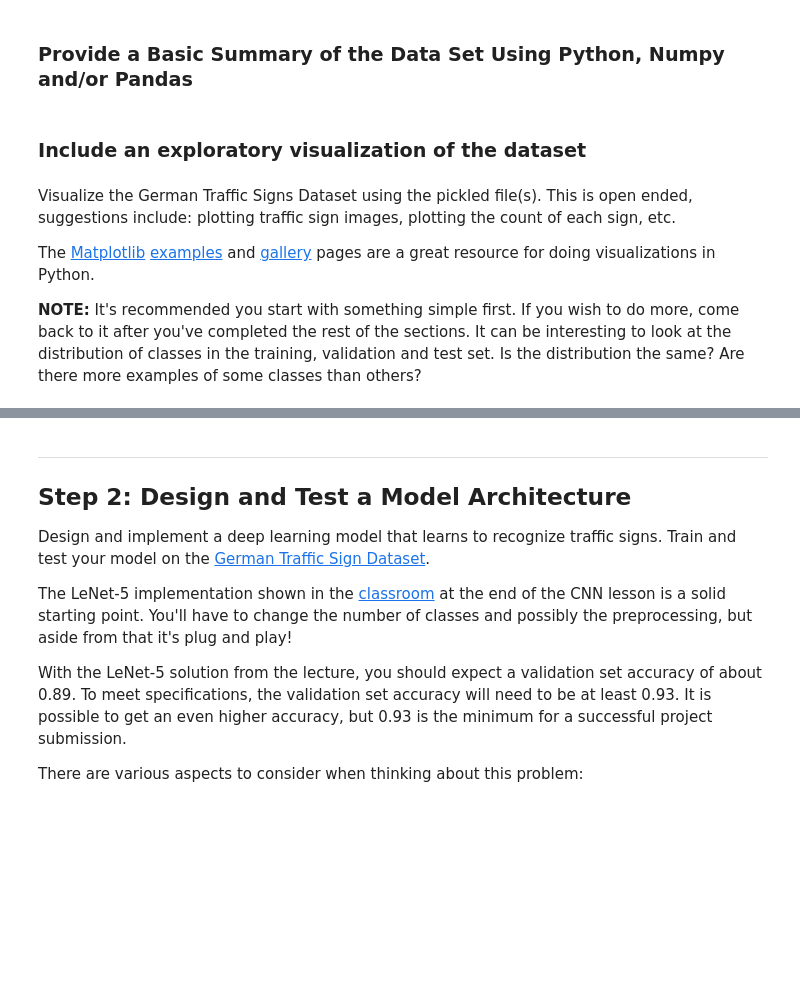
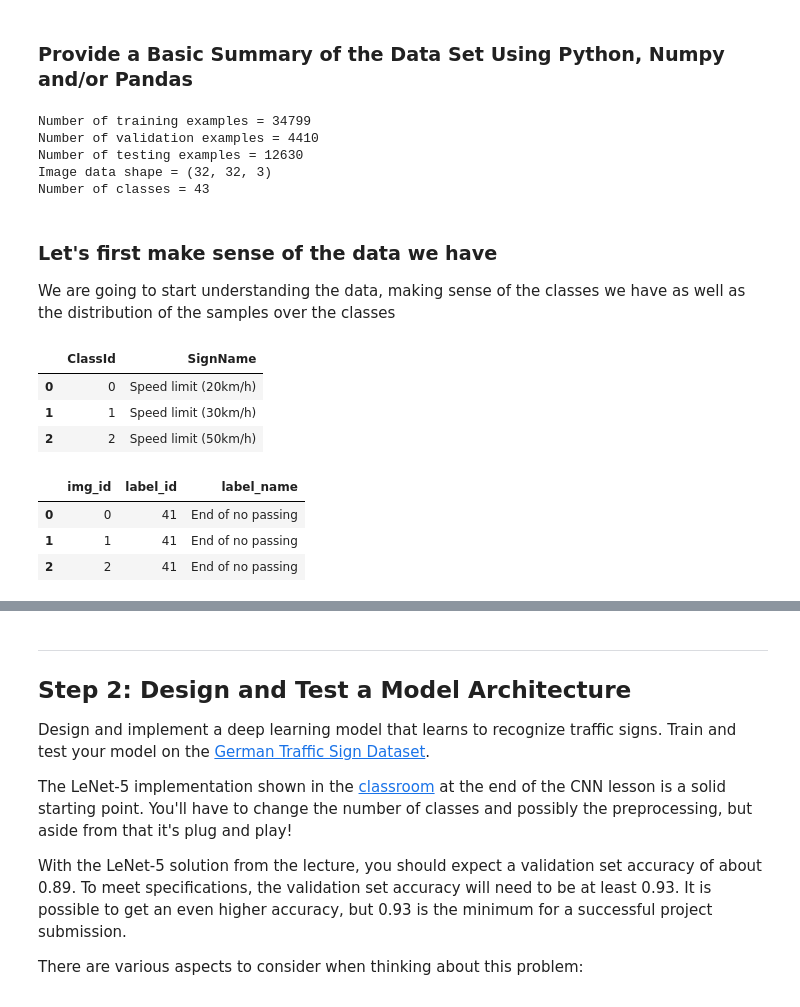
Before and after one commit to bajcmartinez/CarND-Traffic-Sign-Classifier-Project, a Jupyter notebook: Traffic_Sign_Classifier.ipynb, the cells around one changed output, grey strips where cells are left out. Saved outputs shown, nothing was run; the diff lists cells and outputs as text; code cells hidden in the pictures; blank space fills up the shorter version.

Commit message:
feat(classifier): start building the model

```diff
--- a/Traffic_Sign_Classifier.ipynb
+++ b/Traffic_Sign_Classifier.ipynb
@@ -25,9 +15,9 @@ import pickle
 
 # TODO: Fill this in based on where you saved the training and testing data
 
-training_file = ?
-validation_file=?
-testing_file = ?
+training_file = "traffic-signs-data/train.p"
+validation_file = "traffic-signs-data/valid.p"
+testing_file = "traffic-signs-data/test.p"
 
 with open(training_file, mode='rb') as f:
     train = pickle.load(f)
@@ -59,29 +61,28 @@ Complete the basic data summary below. Use python, numpy and/or pandas methods t
 ### Use python, pandas or numpy methods rather than hard coding the results
 
 # TODO: Number of training examples
-n_train = ?
+n_train = len(X_train)
 
 # TODO: Number of validation examples
-n_validation = ?
+n_validation = len(X_valid)
 
 # TODO: Number of testing examples.
-n_test = ?
+n_test = len(X_test)
 
 # TODO: What's the shape of an traffic sign image?
-image_shape = ?
+image_shape = X_train[0].shape
 
 # TODO: How many unique classes/labels there are in the dataset.
-n_classes = ?
+n_classes = len(np.unique(y_train))
 
 print("Number of training examples =", n_train)
+print("Number of validation examples =", n_validation)
 print("Number of testing examples =", n_test)
 print("Image data shape =", image_shape)
 print("Number of classes =", n_classes)
+# %% [output]
+Number of training examples = 34799
+Number of validation examples = 4410
+Number of testing examples = 12630
+Image data shape = (32, 32, 3)
+Number of classes = 43
-# %% [markdown]
-### Include an exploratory visualization of the dataset
-# %% [markdown]
-Visualize the German Traffic Signs Dataset using the pickled file(s). This is open ended, suggestions include: plotting traffic sign images, plotting the count of each sign, etc.
-
-The [Matplotlib](http://matplotlib.org/) [examples](http://matplotlib.org/examples/index.html) and [gallery](http://matplotlib.org/gallery.html) pages are a great resource for doing visualizations in Python.
-
-**NOTE:** It's recommended you start with something simple first. If you wish to do more, come back to it after you've completed the rest of the sections. It can be interesting to look at the distribution of classes in the training, validation and test set. Is the distribution the same? Are there more examples of some classes than others?
@@ -93,0 +89,36 @@ import matplotlib.pyplot as plt
+# %% [markdown]
+### Let's first make sense of the data we have
+
+We are going to start understanding the data, making sense of the classes we have as well as the distribution of
+the samples over the classes
+# %%
+# Load the sign labels
+sign_names = pd.read_csv("signnames.csv")
+sign_names.set_index("ClassId")
+
+sign_names.head(n=3)
+# %% [output]
+|  | ClassId | SignName |
+| 0 | 0 | Speed limit (20km/h) |
+| 1 | 1 | Speed limit (30km/h) |
+| 2 | 2 | Speed limit (50km/h) |
+# %%
+def group_samples_by_label(lbs_ids, lbs_names):
+    """
+    Group the sample by class name
+    """
+    arr_map = []
+    for i in range(0, lbs_ids.shape[0]):
+        label_id = lbs_ids[i]
+        label_name = lbs_names[lbs_names["ClassId"] == label_id]["SignName"].values[0]
+        arr_map.append({"img_id": i, "label_id": label_id, "label_name": label_name})
+
+    return pd.DataFrame(arr_map)
+
+X_train_labels = group_samples_by_label(y_train, sign_names)
+X_train_labels.head(n=3)
+# %% [output]
+|  | img_id | label_id | label_name |
+| 0 | 0 | 41 | End of no passing |
+| 1 | 1 | 41 | End of no passing |
+| 2 | 2 | 41 | End of no passing |
```
Also changed, not shown: parts of 17 cells of this notebook, 2 other files.
